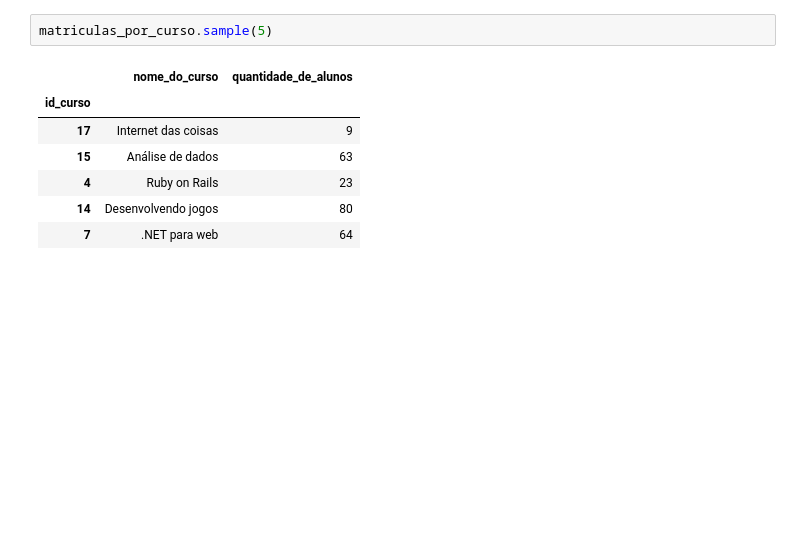
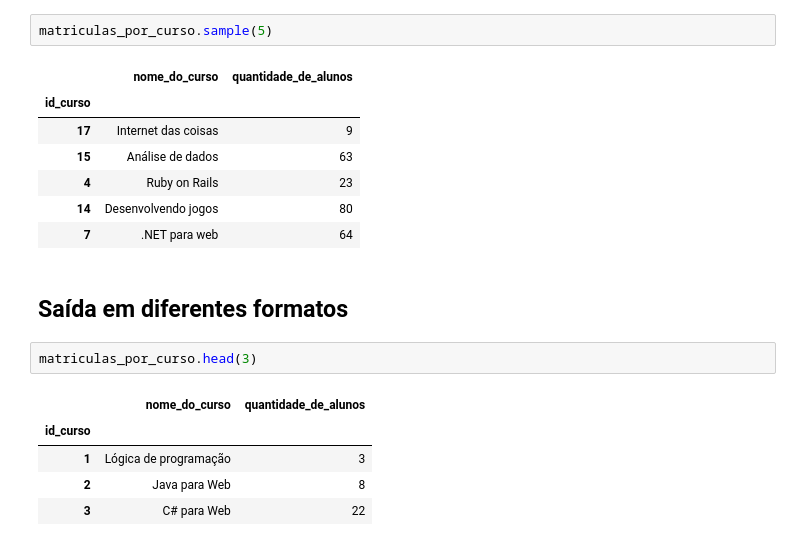
Before and after one commit to josenaldo/alura-ds1-pandas-formatos-diferentes-de-entrada-e-saida-io, a Jupyter notebook: notebook/pandas-io.ipynb, the cells around one changed output. Cells and saved outputs as stored; diff of their text form; blank space fills up the shorter version.

```diff
--- a/notebook/pandas-io.ipynb
+++ b/notebook/pandas-io.ipynb
@@ -481,3 +481,13 @@ matriculas_por_curso.sample(5)
 | 4 | Ruby on Rails | 23 |
 | 14 | Desenvolvendo jogos | 80 |
 | 7 | .NET para web | 64 |
+# %% [markdown]
+## Saída em diferentes formatos
+# %%
+matriculas_por_curso.head(3)
+# %% [output]
+|  | nome_do_curso | quantidade_de_alunos |
+| id_curso |  |  |
+| 1 | Lógica de programação | 3 |
+| 2 | Java para Web | 8 |
+| 3 | C# para Web | 22 |
```
Also changed, not shown: parts of 35 cells of this notebook, 2 other files.
